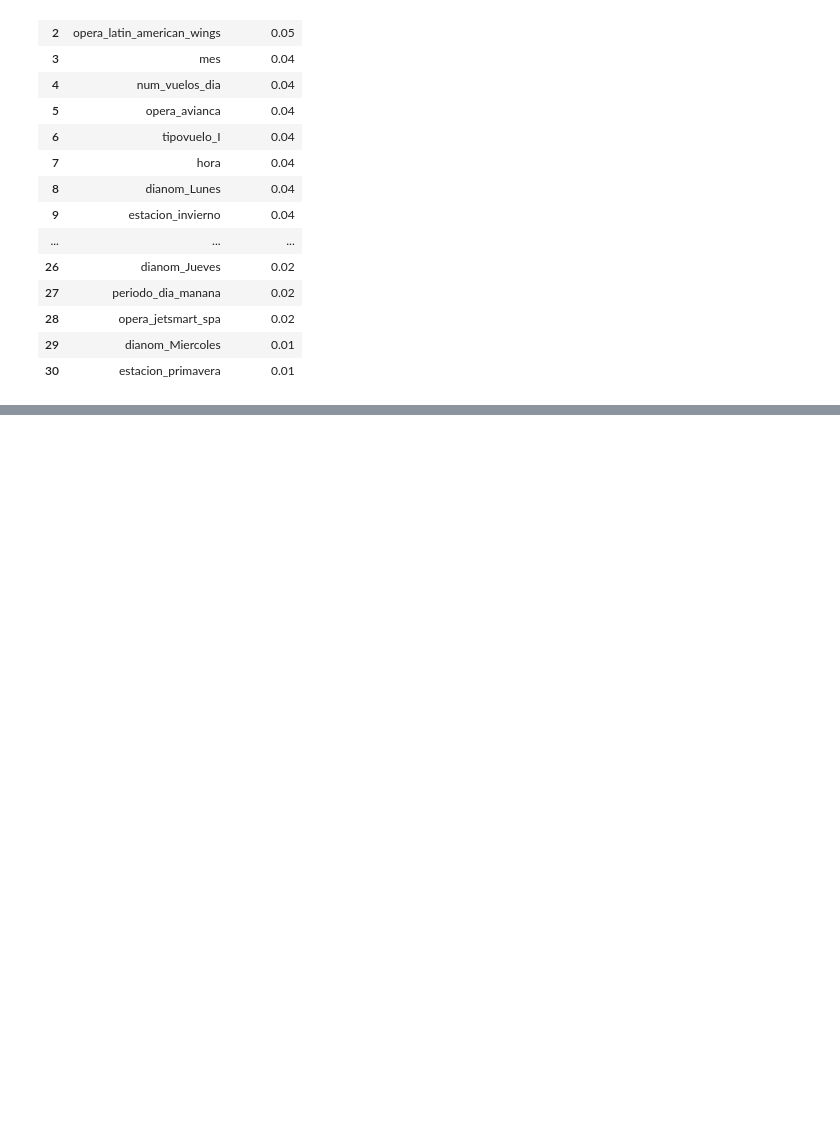
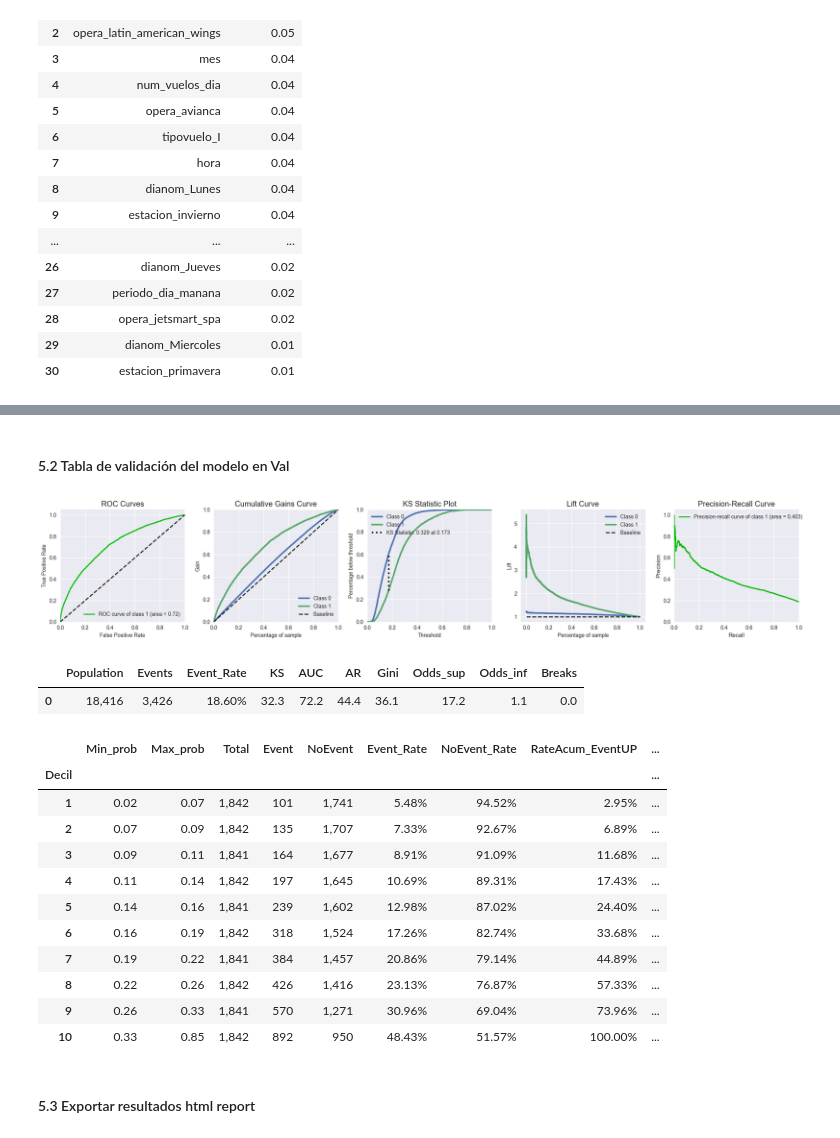
Before and after one commit to eaceror/latam-test, a Jupyter notebook: src/notebooks/solution.ipynb, the cells around one changed output, grey strips where cells are left out. Cells and saved outputs as stored; diff of their text form; code cells hidden in the pictures; blank space fills up the shorter version.

```diff
--- a/src/notebooks/solution.ipynb
+++ b/src/notebooks/solution.ipynb
@@ -1158,0 +1227,28 @@ pickle.dump(xgb_model, open(path_model_pkl+file_model, 'wb'))
+# %% [markdown]
+#### 5.2 Tabla de validación del modelo en Val
+# %%
+test = ch.validation_table(df=y_predict_val,
+                           target='atraso_15',
+                           prob='probability',
+                           bins=10,
+                           type_output='console')
+test['resume_sc']
+test['score_card']
+# %% [output]
+[figure, added]
+|  | Population | Events | Event_Rate | KS | AUC | AR | Gini | Odds_sup | Odds_inf | Breaks |
+| 0 | 18,416 | 3,426 | 18.60% | 32.3 | 72.2 | 44.4 | 36.1 | 17.2 | 1.1 | 0.0 |
+|  | Min_prob | Max_prob | Total | Event | NoEvent | Event_Rate | NoEvent_Rate | RateAcum_EventUP | ... |
+| Decil |  |  |  |  |  |  |  |  | ... |
+| 1 | 0.02 | 0.07 | 1,842 | 101 | 1,741 | 5.48% | 94.52% | 2.95% | ... |
+| 2 | 0.07 | 0.09 | 1,842 | 135 | 1,707 | 7.33% | 92.67% | 6.89% | ... |
+| 3 | 0.09 | 0.11 | 1,841 | 164 | 1,677 | 8.91% | 91.09% | 11.68% | ... |
+| 4 | 0.11 | 0.14 | 1,842 | 197 | 1,645 | 10.69% | 89.31% | 17.43% | ... |
+| 5 | 0.14 | 0.16 | 1,841 | 239 | 1,602 | 12.98% | 87.02% | 24.40% | ... |
+| 6 | 0.16 | 0.19 | 1,842 | 318 | 1,524 | 17.26% | 82.74% | 33.68% | ... |
+| 7 | 0.19 | 0.22 | 1,841 | 384 | 1,457 | 20.86% | 79.14% | 44.89% | ... |
+| 8 | 0.22 | 0.26 | 1,842 | 426 | 1,416 | 23.13% | 76.87% | 57.33% | ... |
+| 9 | 0.26 | 0.33 | 1,841 | 570 | 1,271 | 30.96% | 69.04% | 73.96% | ... |
+| 10 | 0.33 | 0.85 | 1,842 | 892 | 950 | 48.43% | 51.57% | 100.00% | ... |
+# %% [markdown]
+#### 5.3 Exportar resultados html report
```
Also changed, not shown: parts of 20 cells of this notebook, 5 other files.
